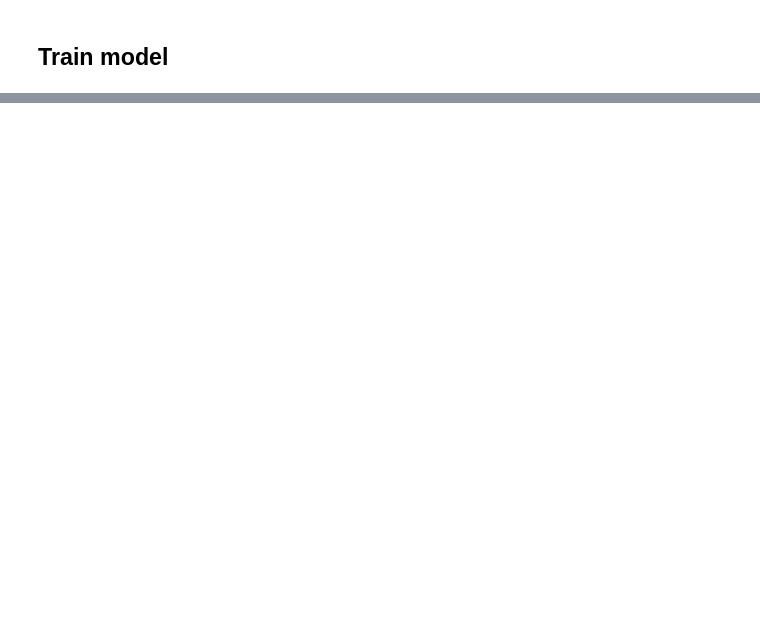
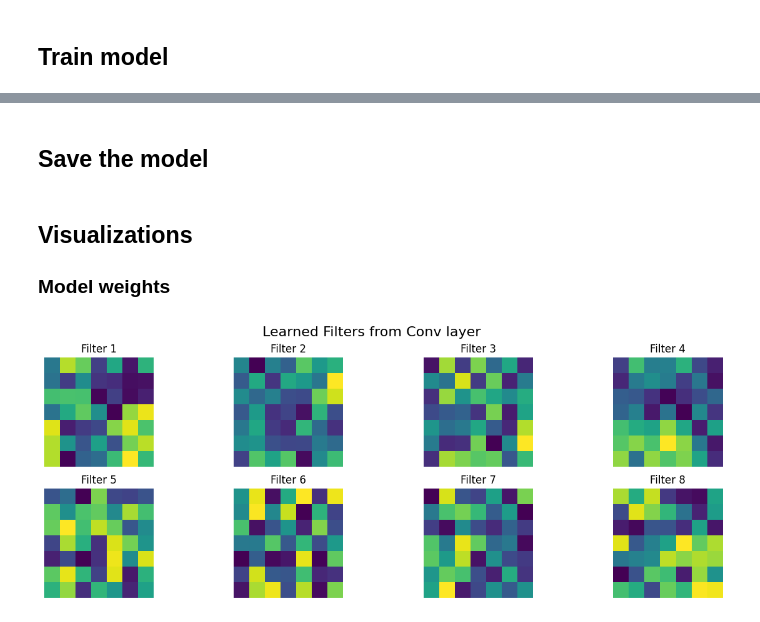
Before and after one commit to razvan404/mnist-homomorphic-classification, a Jupyter notebook: train_model.ipynb, the cells around one changed output, grey strips where cells are left out. Drawn from its saved outputs; the diff is of its cells as text; code cells hidden in the pictures; blank space fills up the shorter version.

```diff
--- a/train_model.ipynb
+++ b/train_model.ipynb
@@ -155,2 +166,24 @@ valid_loss = 0.5526, valid_accuracy = 0.83
+# %% [markdown]
+## Save the model
 # %%
 torch.save(model.state_dict(), 'models/mnist_classifier.pth')
+# %% [markdown]
+## Visualizations
+### Model weights
+# %%
+conv_weights = model.conv.weight.detach().numpy()
+
+plt.figure(figsize=(15, 5))
+plt.suptitle("Learned Filters from Conv layer", fontsize=16)
+plt.tight_layout()
+
+for i in range(8):
+    plt.subplot(2, 4, i + 1)
+    filter_ = conv_weights[i, 0]
+    plt.imshow(filter_, cmap='viridis')
+    plt.axis('off')
+    plt.title(f"Filter {i + 1}")
+
+plt.show()
+# %% [output]
+[figure, added]
```
Also changed, not shown: parts of 12 cells of this notebook, 1 other file.
